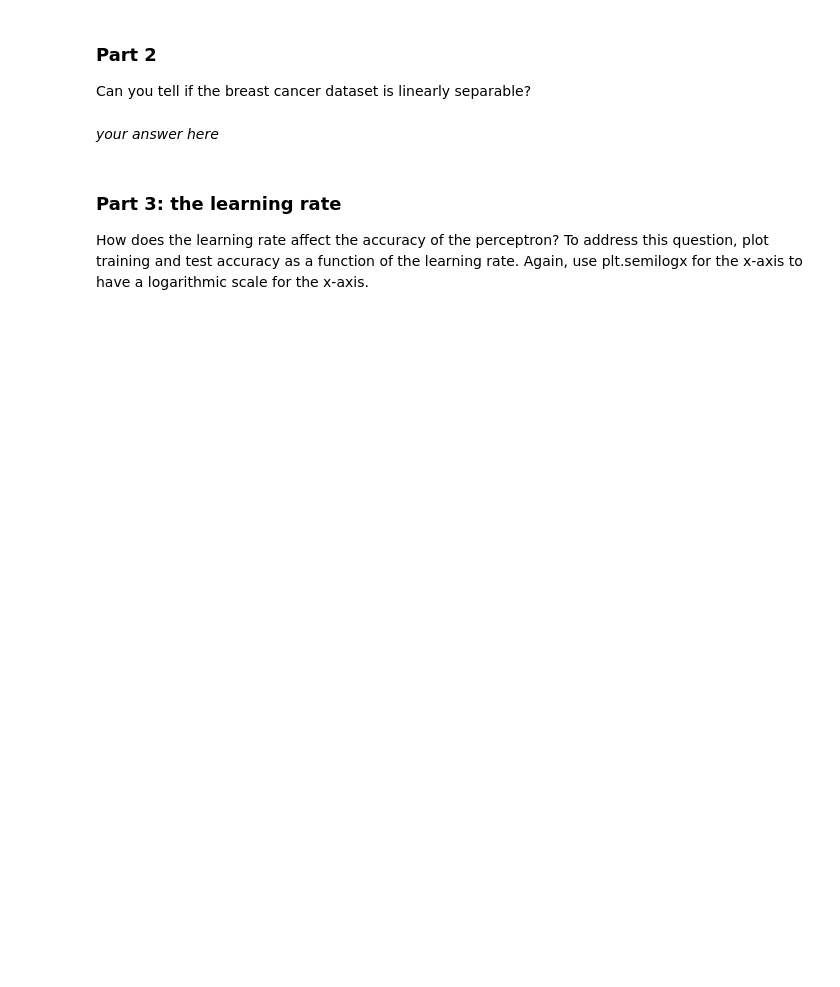
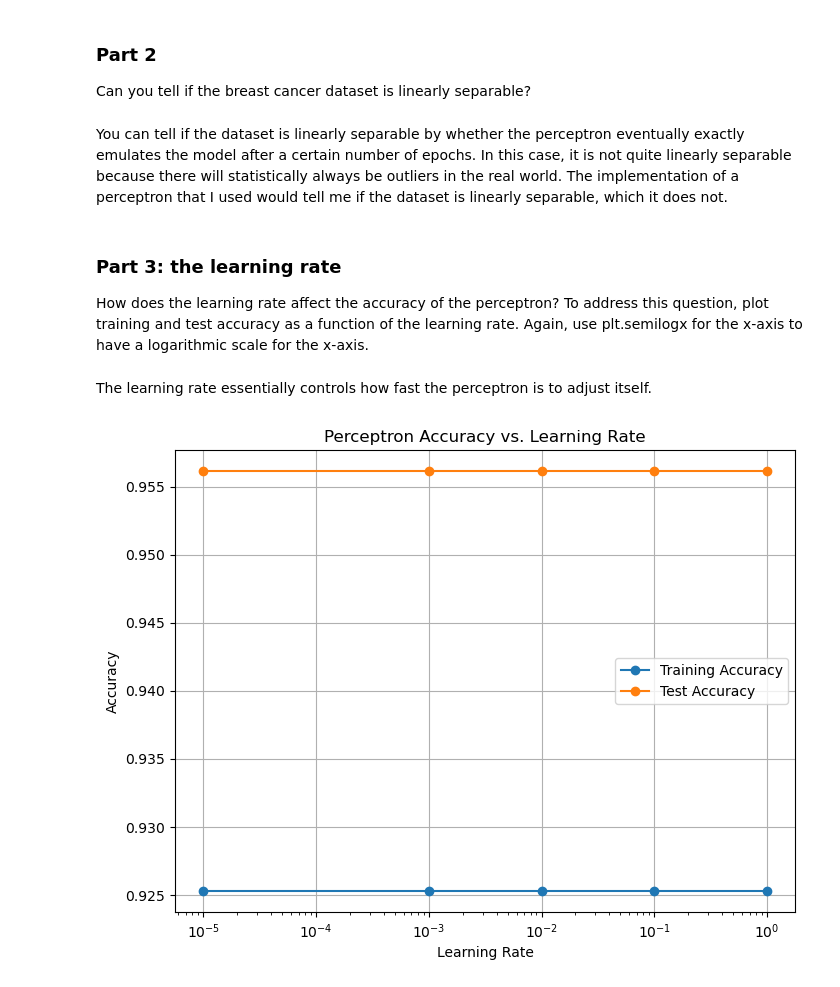
Before and after one commit to CHABITBlunk/cs345, a Jupyter notebook: homework/exercise_05_perceptron.ipynb, the cells around one changed output. Saved outputs shown, nothing was run; the diff lists cells and outputs as text; code cells hidden in the pictures; blank space fills up the shorter version.

```diff
--- a/homework/exercise_05_perceptron.ipynb
+++ b/homework/exercise_05_perceptron.ipynb
@@ -18,7 +96,7 @@ data = load_breast_cancer()
 
 Can you tell if the breast cancer dataset is linearly separable?
 # %% [markdown]
-*your answer here*
+You can tell if the dataset is linearly separable by whether the perceptron eventually exactly emulates the model after a certain number of epochs. In this case, it is not quite linearly separable because there will statistically always be outliers in the real world. The implementation of a perceptron that I used would tell me if the dataset is linearly separable, which it does not.
 # %%
 # and if you want to have some code
 # %% [markdown]
@@ -27,5 +105,35 @@ Can you tell if the breast cancer dataset is linearly separable?
 How does the learning rate affect the accuracy of the perceptron?
 To address this question, plot training and test accuracy as a function of the learning rate.
 Again, use plt.semilogx for the x-axis to have a logarithmic scale for the x-axis.
+# %% [markdown]
+The learning rate essentially controls how fast the perceptron is to adjust itself.
 # %%
 learning_rates = [0.00001, 0.001, 0.01, 0.1, 1]
+
+train_accuracies = []
+test_accuracies = []
+
+for learning_rate in learning_rates:
+    model = perceptron(iterations=1000, learning_rate=learning_rate)
+    model.fit(X_train, y_train)
+
+    train_pred = model.predict(X_train)
+    test_pred = model.predict(X_test)
+
+    train_accuracy = accuracy_score(y_train, train_pred)
+    test_accuracy = accuracy_score(y_test, test_pred)
+
+    train_accuracies.append(train_accuracy)
+    test_accuracies.append(test_accuracy)
+
+plt.figure(figsize=(8, 6))
+plt.semilogx(learning_rates, train_accuracies, label='Training Accuracy', marker='o')
+plt.semilogx(learning_rates, test_accuracies, label='Test Accuracy', marker='o')
+plt.xlabel('Learning Rate')
+plt.ylabel('Accuracy')
+plt.title('Perceptron Accuracy vs. Learning Rate')
+plt.legend()
+plt.grid(True)
+plt.show()
+# %% [output]
+[figure, added]
```
Also changed, not shown: parts of 2 cells of this notebook.
